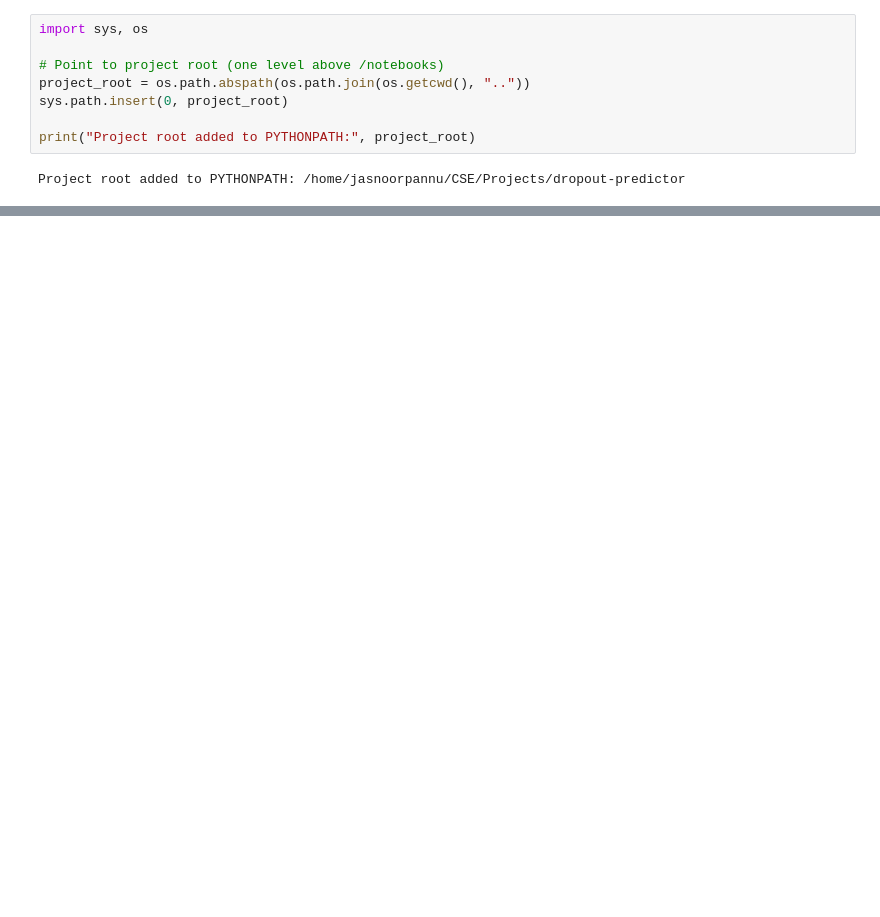
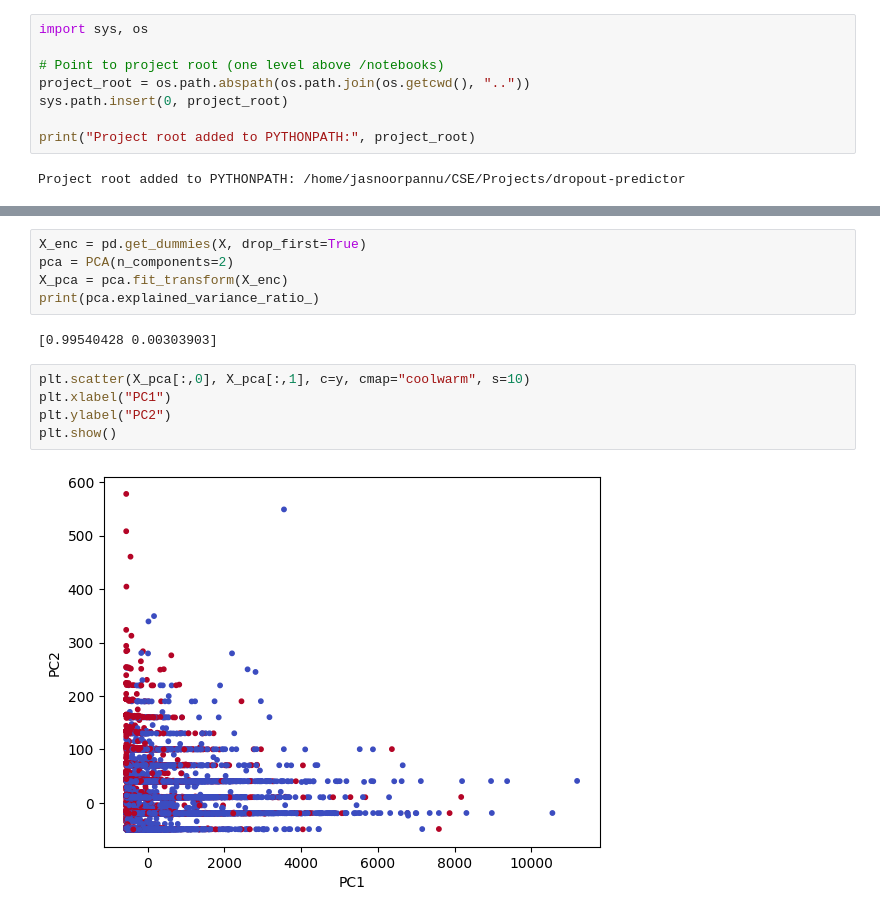
Before and after one commit to jasnoorpannu/aarohan, a Jupyter notebook: notebooks/03_Evaluation.ipynb, the cells around one changed output, grey strips where cells are left out. Saved outputs shown, nothing was run; the diff lists cells and outputs as text; blank space fills up the shorter version.

```diff
--- a/notebooks/03_Evaluation.ipynb
+++ b/notebooks/03_Evaluation.ipynb
@@ -191,0 +84,14 @@ Early stopping, best iteration is:
+# %%
+X_enc = pd.get_dummies(X, drop_first=True)
+pca = PCA(n_components=2)
+X_pca = pca.fit_transform(X_enc)
+print(pca.explained_variance_ratio_)
+# %% [output]
+[0.99540428 0.00303903]
+# %%
+plt.scatter(X_pca[:,0], X_pca[:,1], c=y, cmap="coolwarm", s=10)
+plt.xlabel("PC1")
+plt.ylabel("PC2")
+plt.show()
+# %% [output]
+[figure, added]
```
Also changed, not shown: parts of 17 cells of this notebook.
